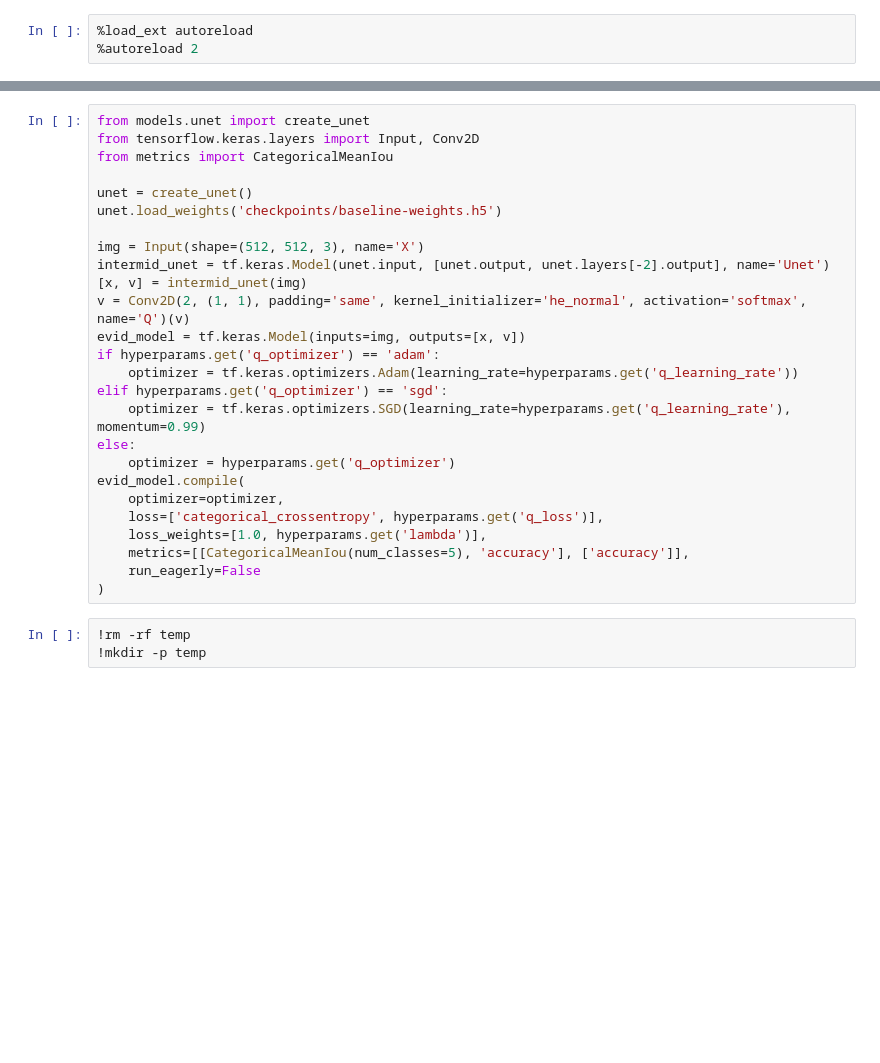
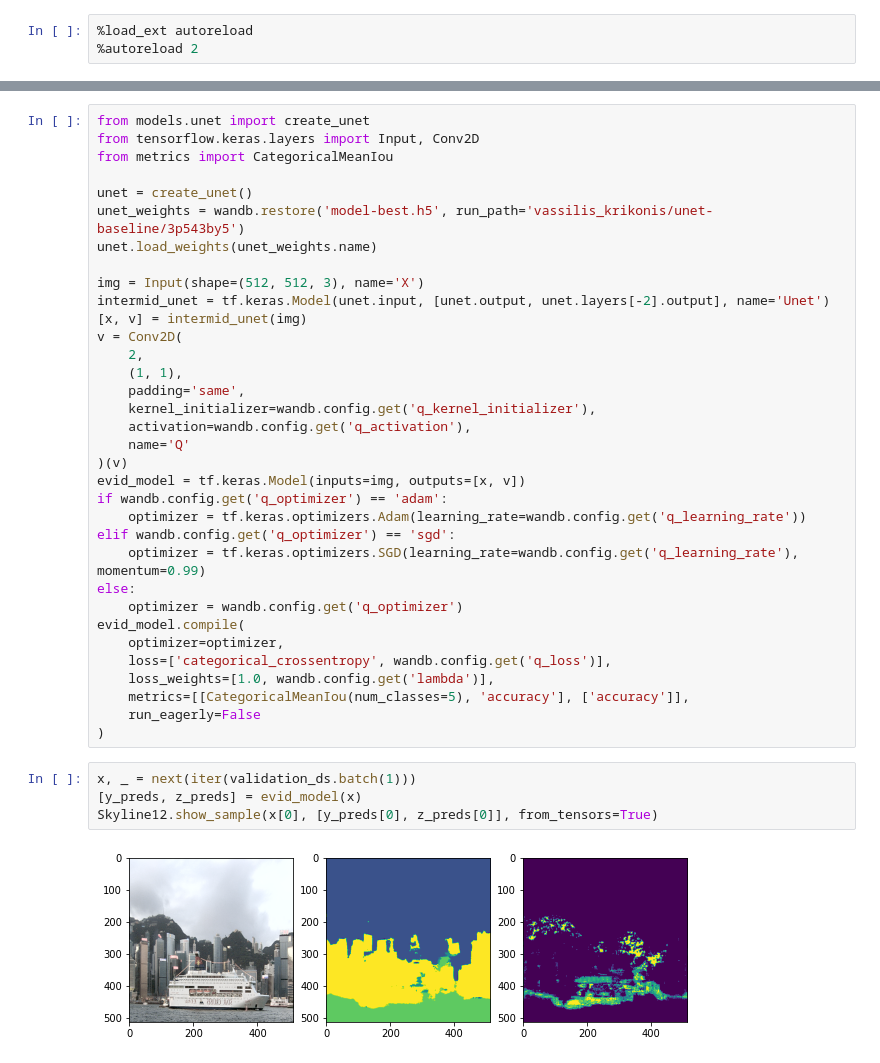
Before and after one commit to vassiliskrikonis/improving-segmentation-with-evidence-transfer, a Jupyter notebook: Evidence Transfer example.ipynb, the cells around one changed output, grey strips where cells are left out. Saved outputs shown, nothing was run; the diff lists cells and outputs as text; blank space fills up the shorter version.

```diff
--- a/Evidence Transfer example.ipynb
+++ b/Evidence Transfer example.ipynb
@@ -89,28 +46,39 @@ from tensorflow.keras.layers import Input, Conv2D
 from metrics import CategoricalMeanIou
 
 unet = create_unet()
-unet.load_weights('checkpoints/baseline-weights.h5')
+unet_weights = wandb.restore('model-best.h5', run_path='vassilis_krikonis/unet-baseline/3p543by5')
+unet.load_weights(unet_weights.name)
 
 img = Input(shape=(512, 512, 3), name='X')
 intermid_unet = tf.keras.Model(unet.input, [unet.output, unet.layers[-2].output], name='Unet')
 [x, v] = intermid_unet(img)
-v = Conv2D(2, (1, 1), padding='same', kernel_initializer='he_normal', activation='softmax', name='Q')(v)
+v = Conv2D(
+    2,
+    (1, 1),
+    padding='same',
+    kernel_initializer=wandb.config.get('q_kernel_initializer'),
+    activation=wandb.config.get('q_activation'),
+    name='Q'
+)(v)
 evid_model = tf.keras.Model(inputs=img, outputs=[x, v])
-if hyperparams.get('q_optimizer') == 'adam':
-    optimizer = tf.keras.optimizers.Adam(learning_rate=hyperparams.get('q_learning_rate'))
-elif hyperparams.get('q_optimizer') == 'sgd':
-    optimizer = tf.keras.optimizers.SGD(learning_rate=hyperparams.get('q_learning_rate'), momentum=0.99)
+if wandb.config.get('q_optimizer') == 'adam':
+    optimizer = tf.keras.optimizers.Adam(learning_rate=wandb.config.get('q_learning_rate'))
+elif wandb.config.get('q_optimizer') == 'sgd':
+    optimizer = tf.keras.optimizers.SGD(learning_rate=wandb.config.get('q_learning_rate'), momentum=0.99)
 else:
-    optimizer = hyperparams.get('q_optimizer')
+    optimizer = wandb.config.get('q_optimizer')
 evid_model.compile(
     optimizer=optimizer,
-    loss=['categorical_crossentropy', hyperparams.get('q_loss')],
-    loss_weights=[1.0, hyperparams.get('lambda')],
+    loss=['categorical_crossentropy', wandb.config.get('q_loss')],
+    loss_weights=[1.0, wandb.config.get('lambda')],
     metrics=[[CategoricalMeanIou(num_classes=5), 'accuracy'], ['accuracy']],
     run_eagerly=False
 )
-# %%
-!rm -rf temp
-!mkdir -p temp
+# %%
+x, _ = next(iter(validation_ds.batch(1)))
+[y_preds, z_preds] = evid_model(x)
+Skyline12.show_sample(x[0], [y_preds[0], z_preds[0]], from_tensors=True)
+# %% [output]
+[figure, added]
 # %%
 import wandb
```
Also changed, not shown: parts of 10 cells of this notebook, 2 other files.
